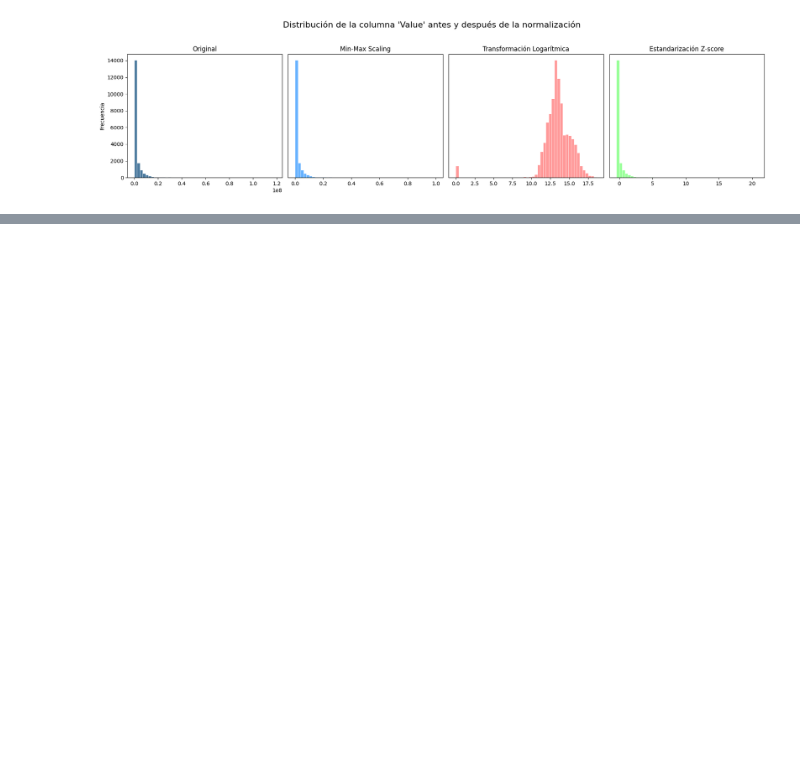
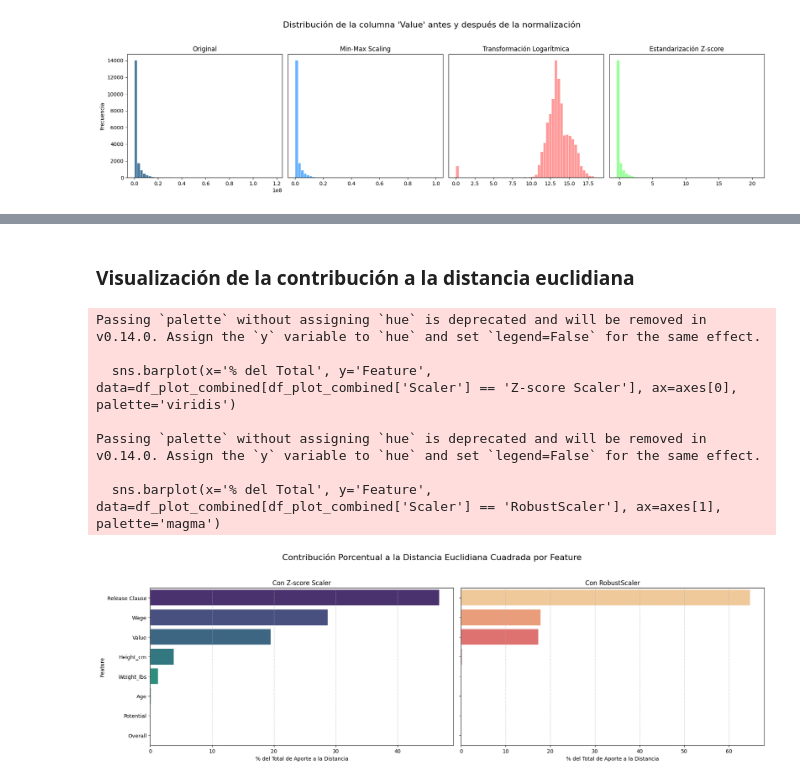
Before and after one commit to Racsok/mineria, a Jupyter notebook: analisis_datasets/Perfilado_de_datasetsMineria_fifa.ipynb, the cells around one changed output, grey strips where cells are left out. Drawn from its saved outputs; the diff is of its cells as text; code cells hidden in the pictures; blank space fills up the shorter version.

```diff
--- a/analisis_datasets/Perfilado_de_datasetsMineria_fifa.ipynb
+++ b/analisis_datasets/Perfilado_de_datasetsMineria_fifa.ipynb
@@ -1166,0 +1273,17 @@ plt.show()
+# %%
+# 1. Seleccionar los mismos registros sobre el DataFrame estandarizado por Z-score
+az = df_scaled.loc[0, num_cols].astype(float)
+bz = df_scaled.loc[1, num_cols].astype(float)
+
+# 2. Calcular diferencia y aporte
+d2z = (az - bz) ** 2
+porcentaje_z = (d2z / d2z.sum()) * 100
+
+# 3. Construir la tabla comparativa
+tabla_distancia_despues = pd.DataFrame({
+    "Aporte a d² (Z-score)": d2z.round(4),
+    "% del Total (Estandarizado)": porcentaje_z.round(2)
+}).sort_values(by="% del Total (Estandarizado)", ascending=False)
+
+print("\n=== TABLA DE APORTE A LA DISTANCIA (DESPUÉS DE ESCALAR - Z-SCORE) ===")
+print(tabla_distancia_despues.to_string())
@@ -1166,0 +1335,47 @@ plt.show()
+# %% [markdown]
+### Visualización de la contribución a la distancia euclidiana
+# %%
+import matplotlib.pyplot as plt
+import seaborn as sns
+
+# Crear un DataFrame para la visualización de Z-score
+df_plot_zscore = tabla_distancia_despues.reset_index()
+df_plot_zscore.columns = ['Feature', 'Aporte a d²', '% del Total']
+df_plot_zscore['Scaler'] = 'Z-score Scaler'
+
+# Crear un DataFrame para la visualización de RobustScaler
+df_plot_robust = pd.DataFrame({'Feature': porcentaje_robust.index, 'Aporte a d²': d2_r.values, '% del Total': porcentaje_robust.values})
+df_plot_robust['Scaler'] = 'RobustScaler'
+
+# Unir ambos DataFrames
+df_plot_combined = pd.concat([df_plot_zscore, df_plot_robust])
+
+# Crear la figura y los subplots
+fig, axes = plt.subplots(1, 2, figsize=(18, 6), sharey=True)
+fig.suptitle('Contribución Porcentual a la Distancia Euclidiana Cuadrada por Feature', fontsize=16)
+
+# Plot para Z-score Scaler
+sns.barplot(x='% del Total', y='Feature', data=df_plot_combined[df_plot_combined['Scaler'] == 'Z-score Scaler'], ax=axes[0], palette='viridis')
+axes[0].set_title('Con Z-score Scaler')
+axes[0].set_xlabel('% del Total de Aporte a la Distancia')
+axes[0].set_ylabel('Feature')
+axes[0].grid(axis='x', linestyle='--', alpha=0.7)
+
+# Plot para RobustScaler
+sns.barplot(x='% del Total', y='Feature', data=df_plot_combined[df_plot_combined['Scaler'] == 'RobustScaler'], ax=axes[1], palette='magma')
+axes[1].set_title('Con RobustScaler')
+axes[1].set_xlabel('% del Total de Aporte a la Distancia')
+axes[1].set_ylabel('') # No repetir el label
+axes[1].grid(axis='x', linestyle='--', alpha=0.7)
+
+plt.tight_layout(rect=[0, 0.03, 1, 0.95])
+plt.show()
+# %% [output]
+Passing `palette` without assigning `hue` is deprecated and will be removed in v0.14.0. Assign the `y` variable to `hue` and set `legend=False` for the same effect.
+
+  sns.barplot(x='% del Total', y='Feature', data=df_plot_combined[df_plot_combined['Scaler'] == 'Z-score Scaler'], ax=axes[0], palette='viridis')
+
+Passing `palette` without assigning `hue` is deprecated and will be removed in v0.14.0. Assign the `y` variable to `hue` and set `legend=False` for the same effect.
+
+  sns.barplot(x='% del Total', y='Feature', data=df_plot_combined[df_plot_combined['Scaler'] == 'RobustScaler'], ax=axes[1], palette='magma')
+[figure, added]
```
Also changed, not shown: parts of 9 cells of this notebook, 1 other file.
